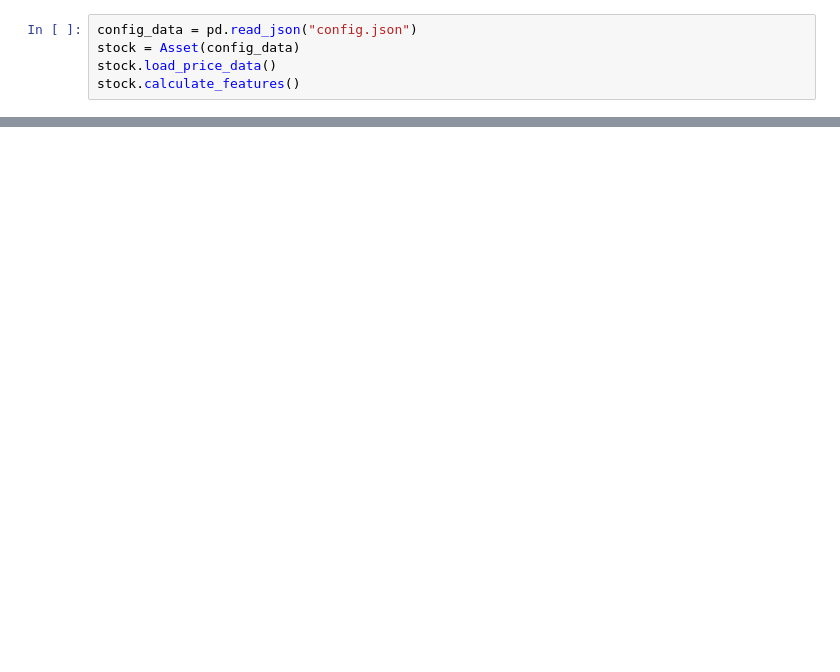
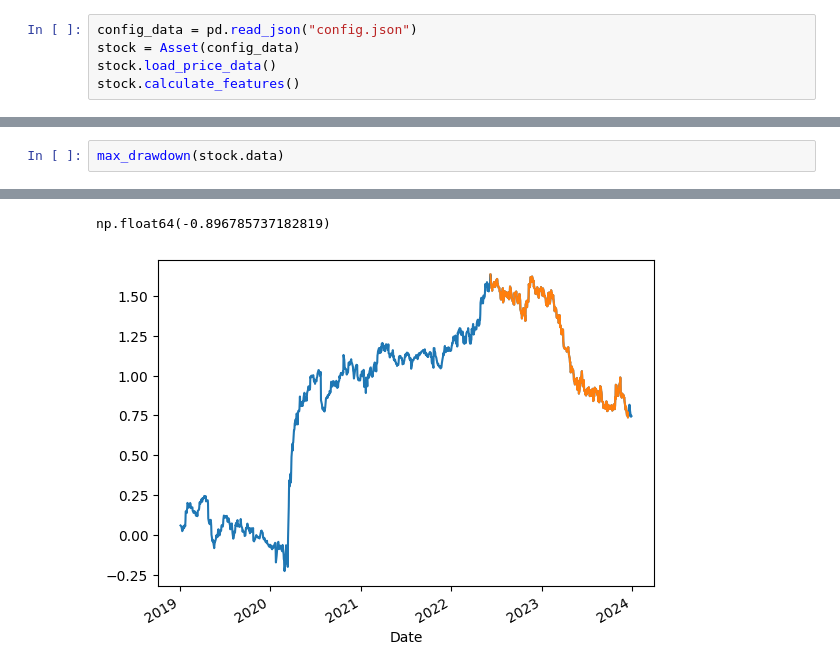
Before and after one commit to adityakella/signal_based, a Jupyter notebook: main.ipynb, the cells around one changed output, grey strips where cells are left out. Drawn from its saved outputs; the diff is of its cells as text; blank space fills up the shorter version.

Commit message:
max drawdown calculation and plot

```diff
--- a/main.ipynb
+++ b/main.ipynb
@@ -25,0 +28,3 @@ win_rate:0.5356164383561643
+# %%
+max_drawdown(stock.data)
+# %% [output]
@@ -25,0 +33,2 @@ win_rate:0.5356164383561643
+np.float64(-0.896785737182819)
+[figure, added]
```
Also changed, not shown: parts of 4 cells of this notebook, 2 other files.
